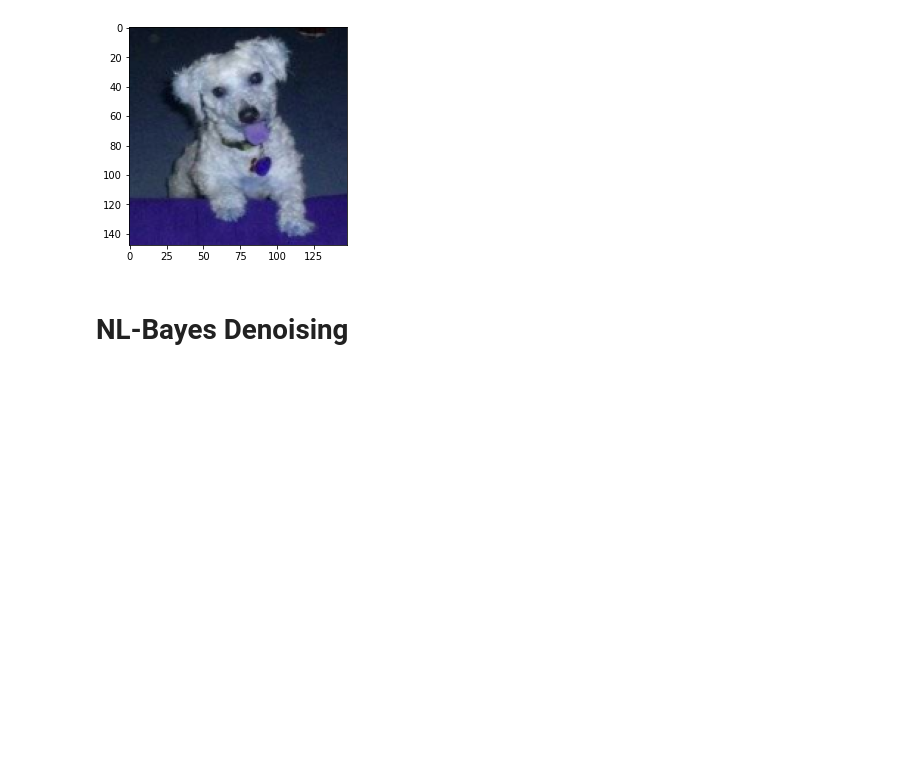
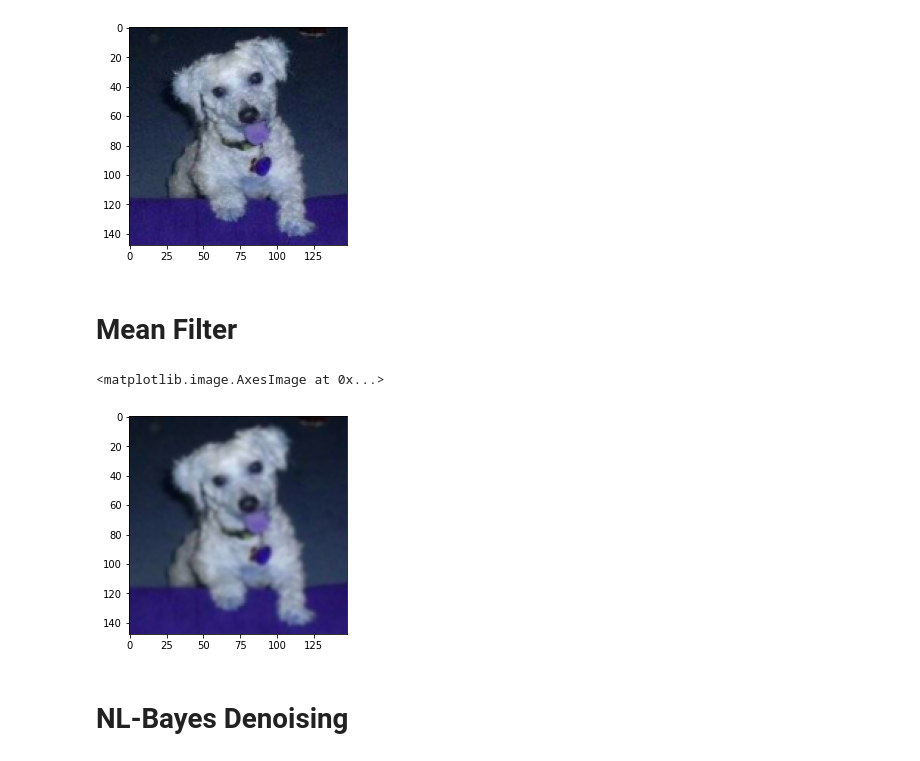
Before and after one commit to a-moseman/image_classification, a Jupyter notebook: Preprocessing_Examples.ipynb, the cells around one changed output. Drawn from its saved outputs; the diff is of its cells as text; code cells hidden in the pictures; blank space fills up the shorter version.

Commit message:
Add mean filter

```diff
--- a/Preprocessing_Examples.ipynb
+++ b/Preprocessing_Examples.ipynb
@@ -40,6 +40,17 @@ plt.imshow(data)
 # %% [output]
 <matplotlib.image.AxesImage at 0x...>
 [figure]
+# %% [markdown]
+# Mean Filter
+# %%
+img = cv.imread(PATH + TRAIN_PATH + filenames[n])
+img = cv.resize(img, (IMAGE_WIDTH, IMAGE_HEIGHT))
+img = cv.blur(img, ksize=(3,3))
+data = np.asarray(img).astype(np.uint8) / 255
+plt.imshow(data)
+# %% [output]
+<matplotlib.image.AxesImage at 0x...>
+[figure, added]
 # %% [markdown]
 # NL-Bayes Denoising
 # %%
```
